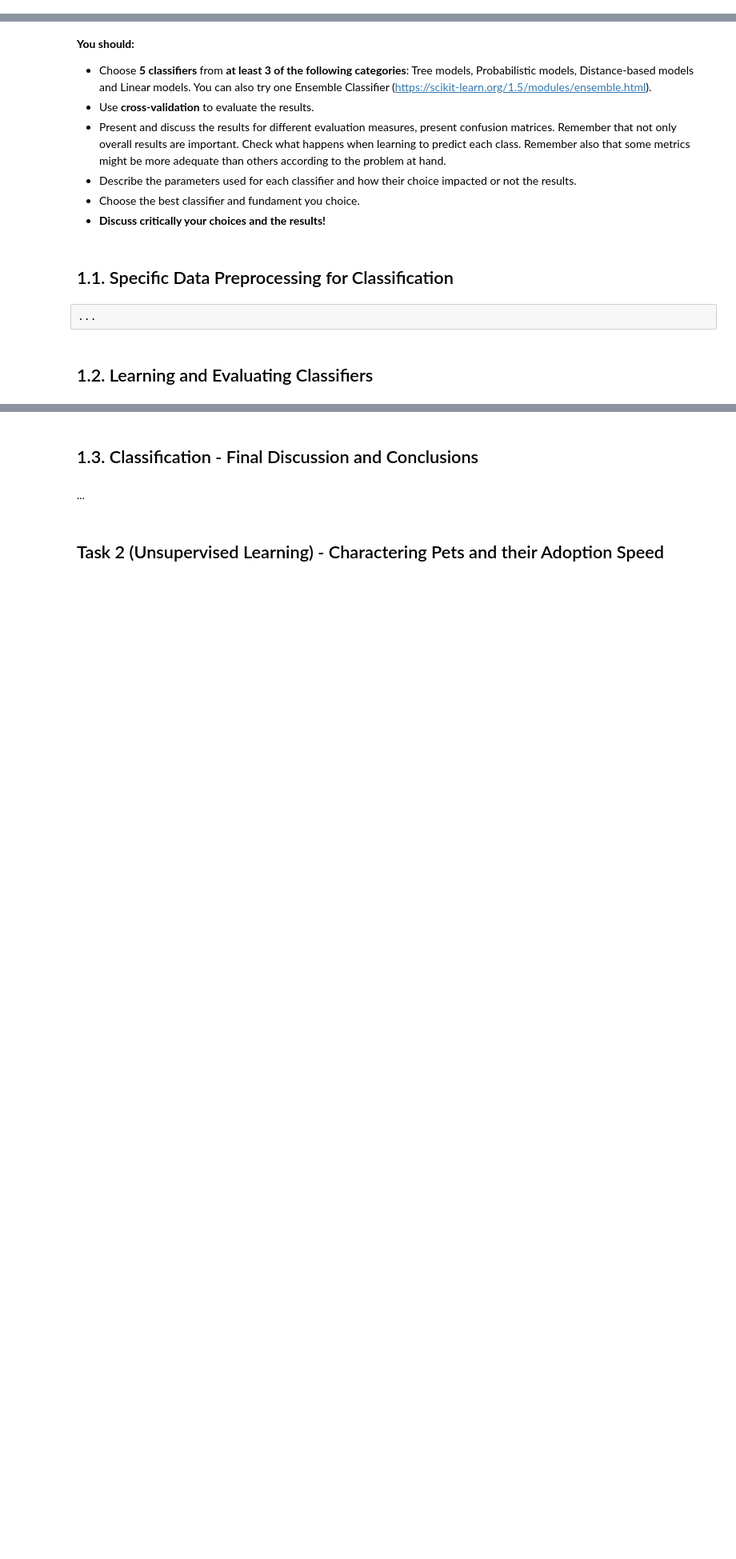
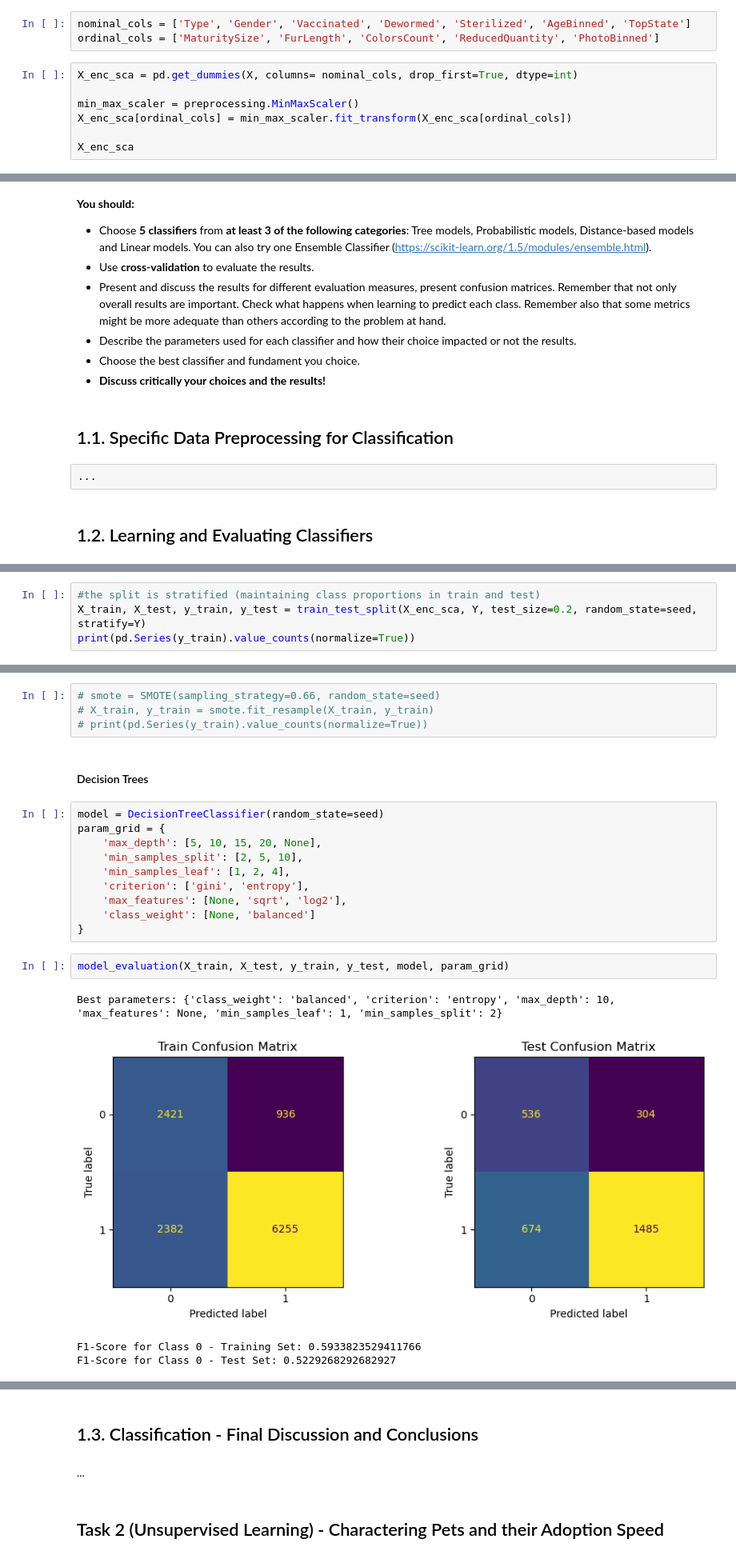
Before and after one commit to BolachinhaAmericana/MSc-MachineLearning, a Jupyter notebook: AA_202425_Project_ASM_V2.ipynb, the cells around one changed output, grey strips where cells are left out. Shown at 80% size. Saved outputs shown, nothing was run; the diff lists cells and outputs as text; blank space fills up the shorter version.

```diff
--- a/AA_202425_Project_ASM_V2.ipynb
+++ b/AA_202425_Project_ASM_V2.ipynb
@@ -1101,0 +1176,10 @@ Here you might perform data preprocessing that will be used for both supervised
+# %%
+nominal_cols = ['Type', 'Gender', 'Vaccinated', 'Dewormed', 'Sterilized', 'AgeBinned', 'TopState']
+ordinal_cols = ['MaturitySize', 'FurLength', 'ColorsCount', 'ReducedQuantity', 'PhotoBinned']
+# %%
+X_enc_sca = pd.get_dummies(X, columns= nominal_cols, drop_first=True, dtype=int)
+
+min_max_scaler = preprocessing.MinMaxScaler()
+X_enc_sca[ordinal_cols] = min_max_scaler.fit_transform(X_enc_sca[ordinal_cols])
+
+X_enc_sca
@@ -1123,0 +1293,4 @@ In this task you should target 3 classification tasks:
+# %%
+#the split is stratified (maintaining class proportions in train and test)
+X_train, X_test, y_train, y_test = train_test_split(X_enc_sca, Y, test_size=0.2, random_state=seed, stratify=Y)
+print(pd.Series(y_train).value_counts(normalize=True))
@@ -1123,0 +1308,23 @@ In this task you should target 3 classification tasks:
+# %%
+# smote = SMOTE(sampling_strategy=0.66, random_state=seed)
+# X_train, y_train = smote.fit_resample(X_train, y_train)
+# print(pd.Series(y_train).value_counts(normalize=True))
+# %% [markdown]
+#### Decision Trees
+# %%
+model = DecisionTreeClassifier(random_state=seed)
+param_grid = {
+    'max_depth': [5, 10, 15, 20, None],
+    'min_samples_split': [2, 5, 10],
+    'min_samples_leaf': [1, 2, 4],
+    'criterion': ['gini', 'entropy'],
+    'max_features': [None, 'sqrt', 'log2'],
+    'class_weight': [None, 'balanced']
+}
+# %%
+model_evaluation(X_train, X_test, y_train, y_test, model, param_grid)
+# %% [output]
+Best parameters: {'class_weight': 'balanced', 'criterion': 'entropy', 'max_depth': 10, 'max_features': None, 'min_samples_leaf': 1, 'min_samples_split': 2}
+[figure, added]
+F1-Score for Class 0 - Training Set: 0.5933823529411766
+F1-Score for Class 0 - Test Set: 0.5229268292682927
```
Also changed, not shown: parts of 38 cells of this notebook.
